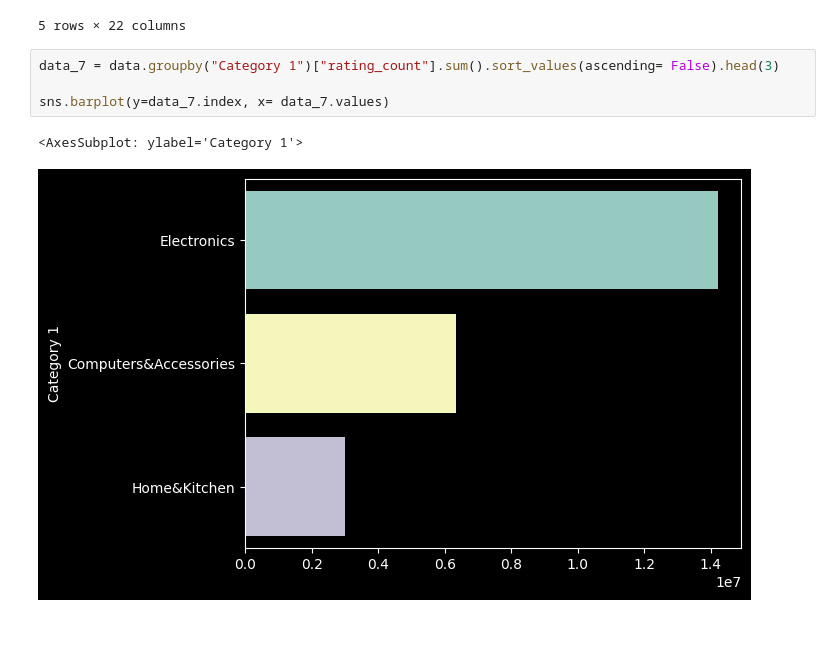
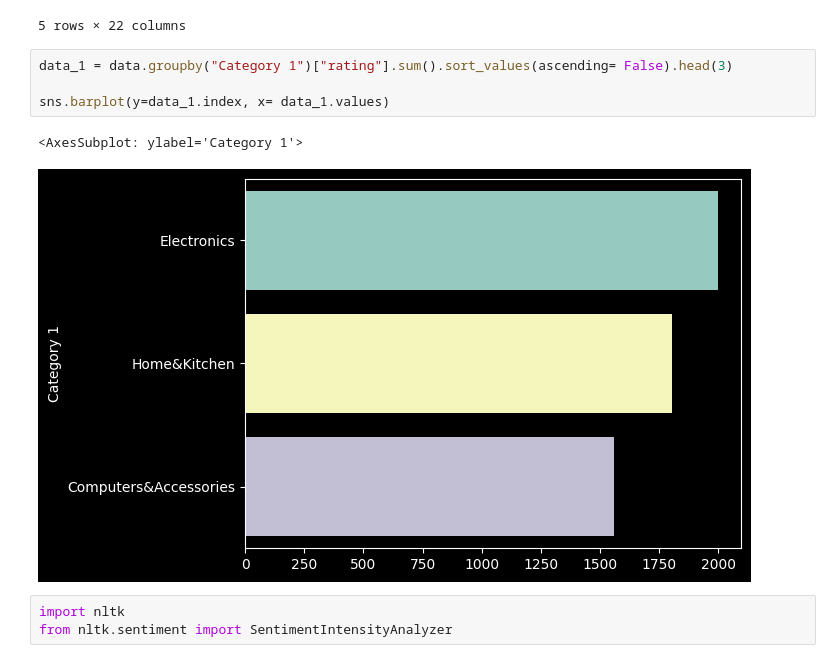
Before and after one commit to hxrry-09/Sales-Analysis, a Jupyter notebook: Amazon_analysis.ipynb, the cells around one changed output. Cells and saved outputs as stored; diff of their text form; blank space fills up the shorter version.

```diff
--- a/Amazon_analysis.ipynb
+++ b/Amazon_analysis.ipynb
@@ -306,9 +303,12 @@ data.head(5)
 | 4 | B08CF3B7N1 | Portronics Konnect L 1.2M Fast Ch... | 154.0 | 399.0 | 61.0 | 4.2 | 16905.0 | ... |
 5 rows × 22 columns
 # %%
-data_7 = data.groupby("Category 1")["rating_count"].sum().sort_values(ascending= False).head(3)
+data_1 = data.groupby("Category 1")["rating"].sum().sort_values(ascending= False).head(3)
 
-sns.barplot(y=data_7.index, x= data_7.values)
+sns.barplot(y=data_1.index, x= data_1.values)
 # %% [output]
 <AxesSubplot: ylabel='Category 1'>
-[figure, old version]
+[figure, new version]
+# %%
+import nltk
+from nltk.sentiment import SentimentIntensityAnalyzer
```
Also changed, not shown: parts of 16 cells of this notebook.
